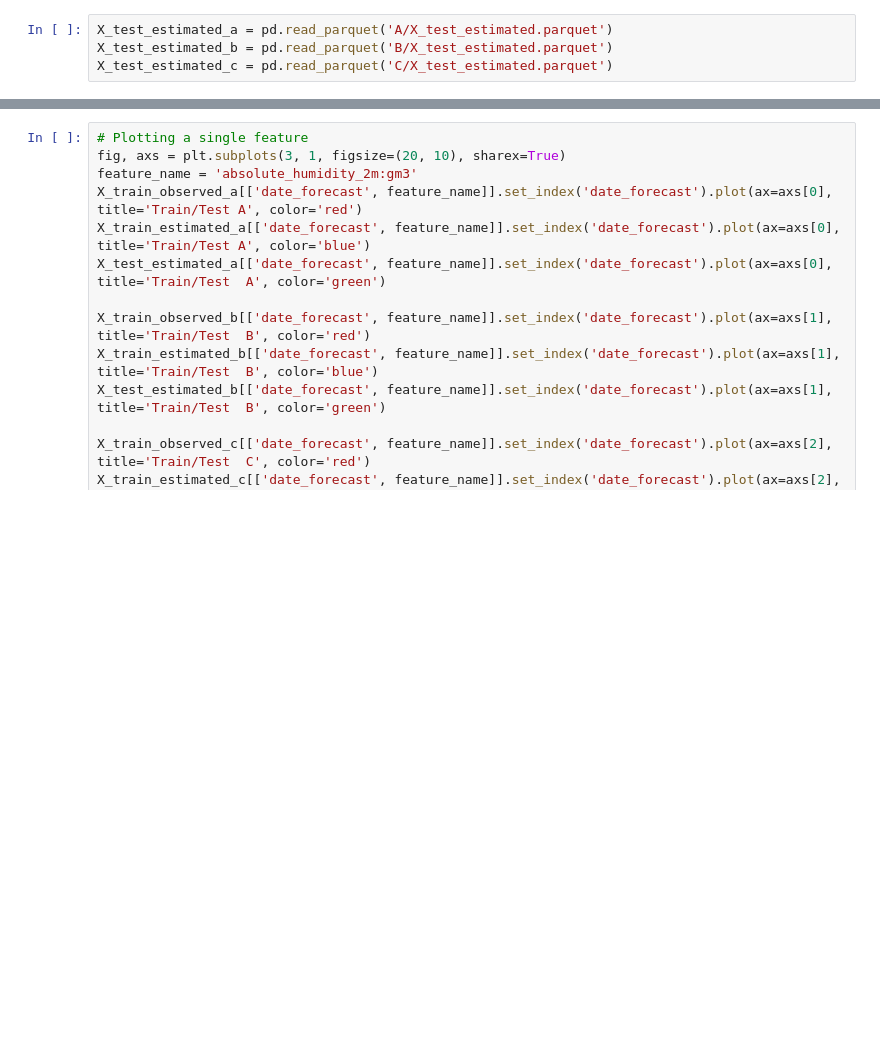
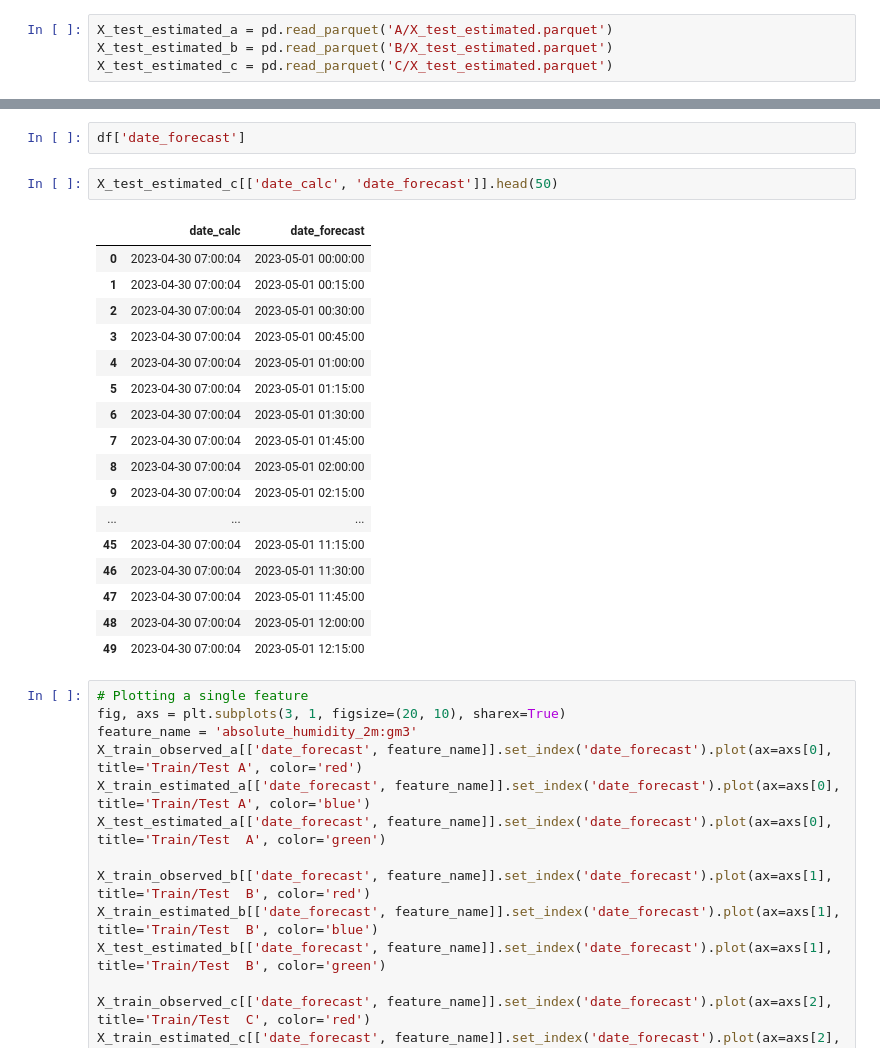
Before and after one commit to jacob-a-worsoe/stabekk, a Jupyter notebook: data/read_files.ipynb, the cells around one changed output, grey strips where cells are left out. Drawn from its saved outputs; the diff is of its cells as text; blank space fills up the shorter version.

```diff
--- a/data/read_files.ipynb
+++ b/data/read_files.ipynb
@@ -52,3 +239,25 @@ X_test_estimated_c = pd.read_parquet('C/X_test_estimated.parquet')
+# %%
+df['date_forecast']
+# %%
+X_test_estimated_c[['date_calc', 'date_forecast']].head(50)
+# %% [output]
+|  | date_calc | date_forecast |
+| 0 | 2023-04-30 07:00:04 | 2023-05-01 00:00:00 |
+| 1 | 2023-04-30 07:00:04 | 2023-05-01 00:15:00 |
+| 2 | 2023-04-30 07:00:04 | 2023-05-01 00:30:00 |
+| 3 | 2023-04-30 07:00:04 | 2023-05-01 00:45:00 |
+| 4 | 2023-04-30 07:00:04 | 2023-05-01 01:00:00 |
+| 5 | 2023-04-30 07:00:04 | 2023-05-01 01:15:00 |
+| 6 | 2023-04-30 07:00:04 | 2023-05-01 01:30:00 |
+| 7 | 2023-04-30 07:00:04 | 2023-05-01 01:45:00 |
+| 8 | 2023-04-30 07:00:04 | 2023-05-01 02:00:00 |
+| 9 | 2023-04-30 07:00:04 | 2023-05-01 02:15:00 |
+| ... | ... | ... |
+| 45 | 2023-04-30 07:00:04 | 2023-05-01 11:15:00 |
+| 46 | 2023-04-30 07:00:04 | 2023-05-01 11:30:00 |
+| 47 | 2023-04-30 07:00:04 | 2023-05-01 11:45:00 |
+| 48 | 2023-04-30 07:00:04 | 2023-05-01 12:00:00 |
+| 49 | 2023-04-30 07:00:04 | 2023-05-01 12:15:00 |
 # %%
 # Plotting a single feature
 fig, axs = plt.subplots(3, 1, figsize=(20, 10), sharex=True)
```
Also changed, not shown: parts of 15 cells of this notebook, 5 other files.
